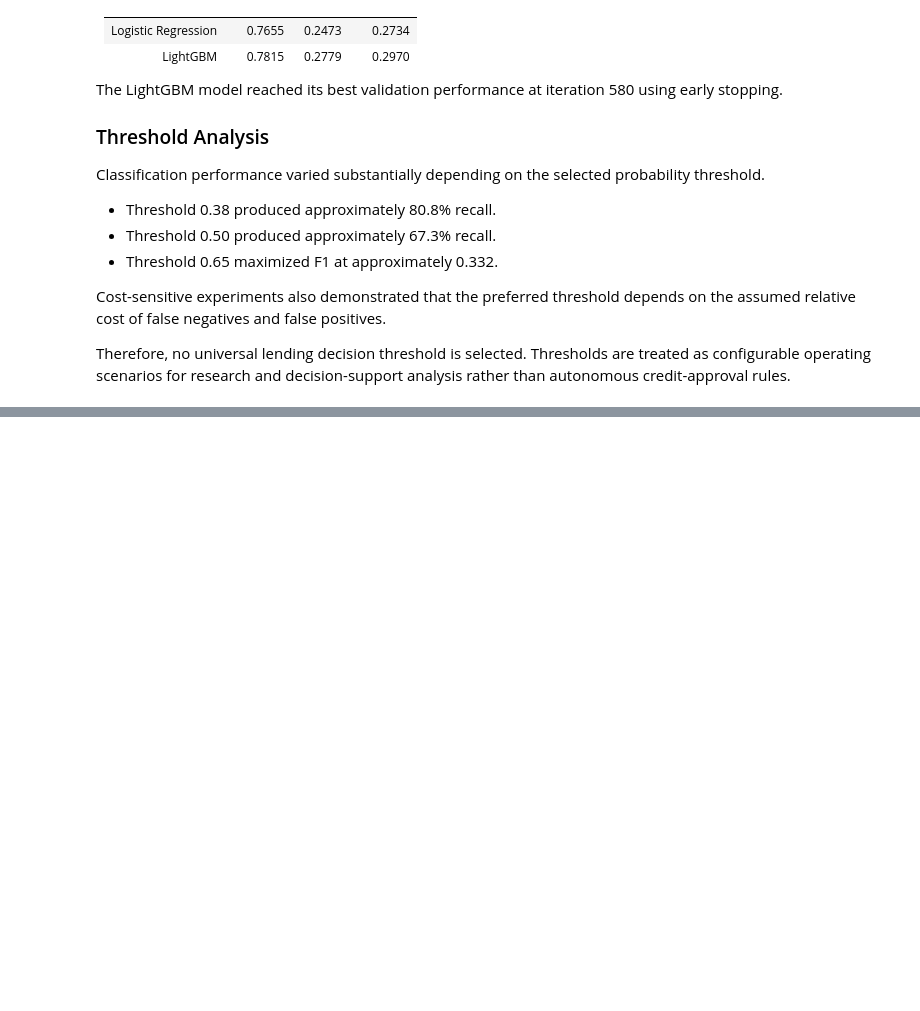
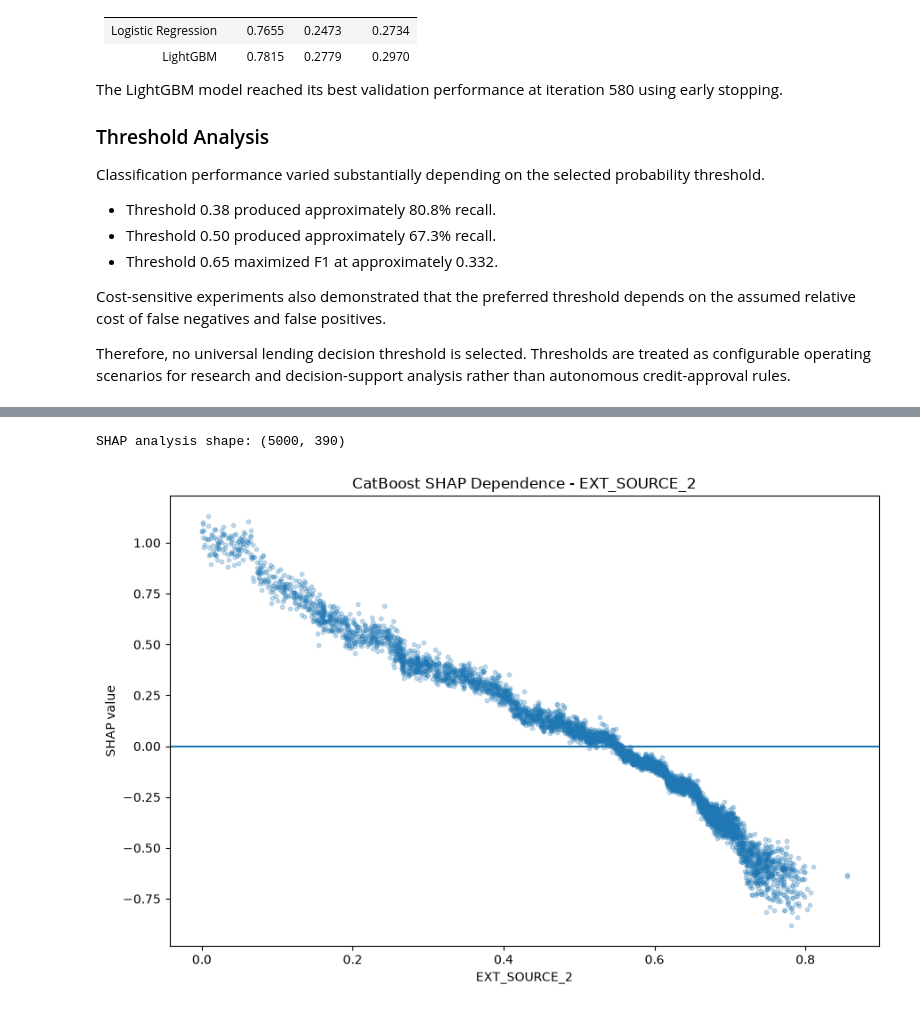
Before and after one commit to Ayfernaz-Baygin/creditlens-ai, a Jupyter notebook: notebooks/04_boosting_model.ipynb, the cells around one changed output, grey strips where cells are left out. Drawn from its saved outputs; the diff is of its cells as text; code cells hidden in the pictures; blank space fills up the shorter version.

```diff
--- a/notebooks/04_boosting_model.ipynb
+++ b/notebooks/04_boosting_model.ipynb
@@ -675,0 +1366,40 @@ Therefore, no universal lending decision threshold is selected. Thresholds are t
+# %%
+shap_analysis_df = X_shap.copy()
+
+for i, feature in enumerate(X_shap.columns):
+    shap_analysis_df[f"SHAP__{feature}"] = (
+        shap_feature_values[:, i]
+    )
+
+print(f"SHAP analysis shape: {shap_analysis_df.shape}")
+# %% [output]
+SHAP analysis shape: (5000, 390)
+# %%
+feature = "EXT_SOURCE_2"
+
+valid_mask = X_shap[feature].notna()
+
+plt.figure(figsize=(9, 6))
+
+plt.scatter(
+    X_shap.loc[valid_mask, feature],
+    shap_feature_values[
+        valid_mask.values,
+        X_shap.columns.get_loc(feature)
+    ],
+    alpha=0.25,
+    s=10
+)
+
+plt.axhline(0)
+
+plt.xlabel(feature)
+plt.ylabel("SHAP value")
+plt.title(
+    f"CatBoost SHAP Dependence - {feature}"
+)
+
+plt.tight_layout()
+plt.show()
+# %% [output]
+[figure, added]
```
Also changed, not shown: parts of 42 cells of this notebook, 14 other files.
